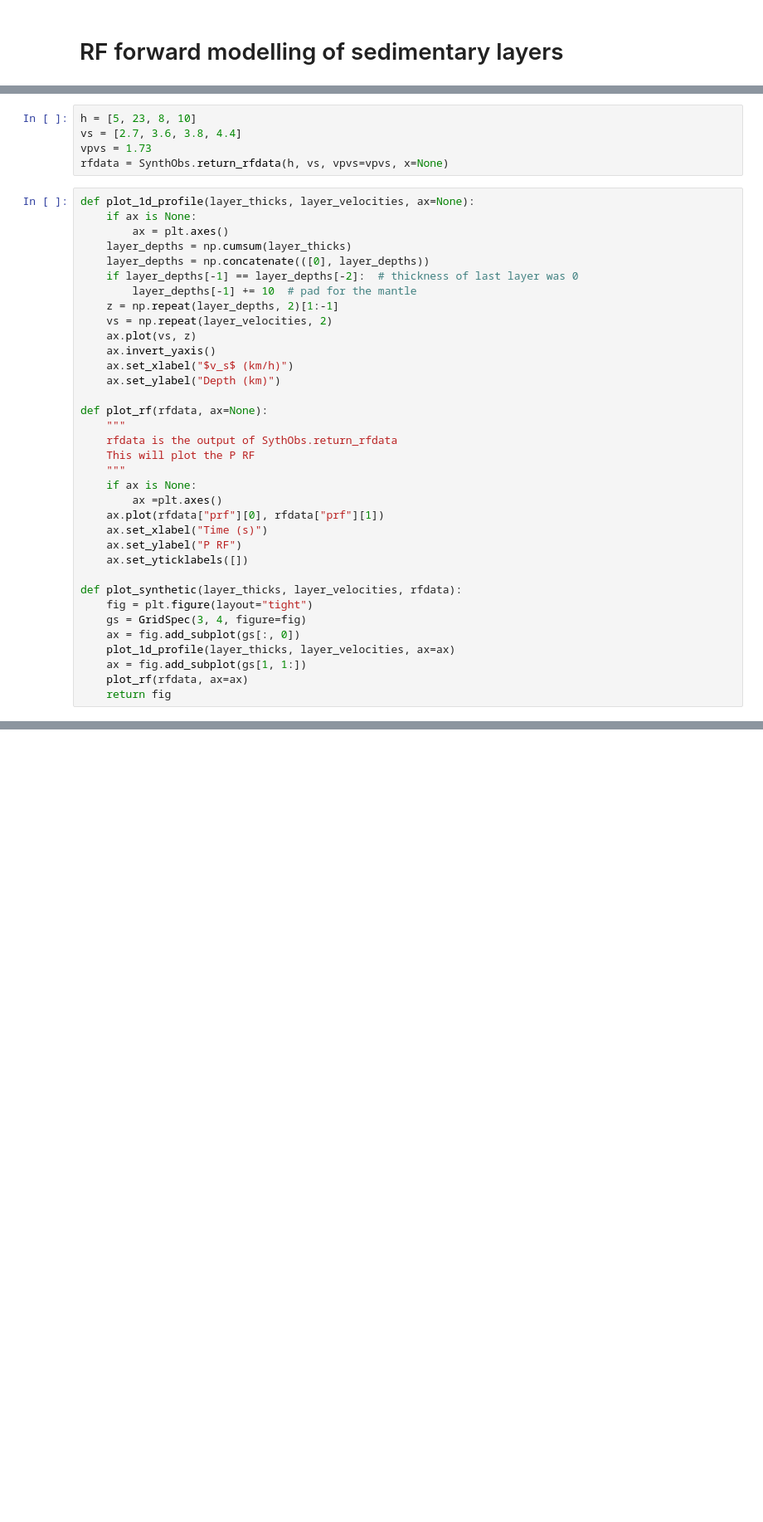
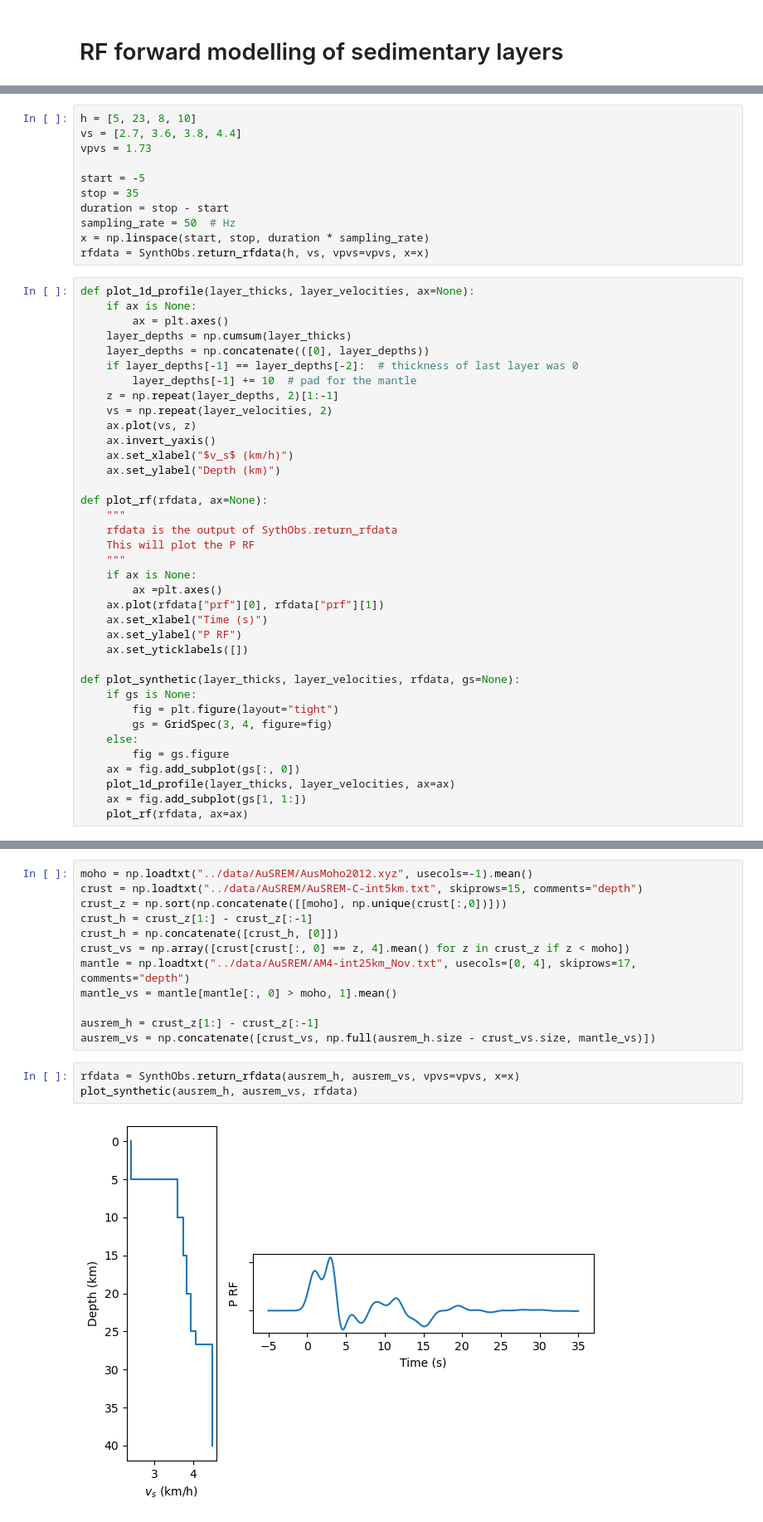
Before and after one commit to auggiemarignier/AusSedThick, a Jupyter notebook: aussedthickrf/forward_modelling.ipynb, the cells around one changed output, grey strips where cells are left out. Shown at 83% size. Drawn from its saved outputs; the diff is of its cells as text; blank space fills up the shorter version.

Commit message:
model for a range of sedimen thicknesses

```diff
--- a/aussedthickrf/forward_modelling.ipynb
+++ b/aussedthickrf/forward_modelling.ipynb
@@ -9,7 +10,13 @@ import numpy as np
 h = [5, 23, 8, 10]
 vs = [2.7, 3.6, 3.8, 4.4]
 vpvs = 1.73
-rfdata = SynthObs.return_rfdata(h, vs, vpvs=vpvs, x=None)
+
+start = -5
+stop = 35
+duration = stop - start
+sampling_rate = 50  # Hz
+x = np.linspace(start, stop, duration * sampling_rate)
+rfdata = SynthObs.return_rfdata(h, vs, vpvs=vpvs, x=x)
 # %%
 def plot_1d_profile(layer_thicks, layer_velocities, ax=None):
     if ax is None:
@@ -37,14 +44,16 @@ def plot_rf(rfdata, ax=None):
     ax.set_ylabel("P RF")
     ax.set_yticklabels([])
 
-def plot_synthetic(layer_thicks, layer_velocities, rfdata):
-    fig = plt.figure(layout="tight")
-    gs = GridSpec(3, 4, figure=fig)
+def plot_synthetic(layer_thicks, layer_velocities, rfdata, gs=None):
+    if gs is None:
+        fig = plt.figure(layout="tight")
+        gs = GridSpec(3, 4, figure=fig)
+    else:
+        fig = gs.figure
     ax = fig.add_subplot(gs[:, 0])
     plot_1d_profile(layer_thicks, layer_velocities, ax=ax)
     ax = fig.add_subplot(gs[1, 1:])
     plot_rf(rfdata, ax=ax)
-    return fig
 # %%
 fig = plot_synthetic(h, vs, rfdata)
 # %% [output]
@@ -51,0 +63,17 @@ fig = plot_synthetic(h, vs, rfdata)
+# %%
+moho = np.loadtxt("../data/AuSREM/AusMoho2012.xyz", usecols=-1).mean()
+crust = np.loadtxt("../data/AuSREM/AuSREM-C-int5km.txt", skiprows=15, comments="depth")
+crust_z = np.sort(np.concatenate([[moho], np.unique(crust[:,0])]))
+crust_h = crust_z[1:] - crust_z[:-1]
+crust_h = np.concatenate([crust_h, [0]])
+crust_vs = np.array([crust[crust[:, 0] == z, 4].mean() for z in crust_z if z < moho])
+mantle = np.loadtxt("../data/AuSREM/AM4-int25km_Nov.txt", usecols=[0, 4], skiprows=17, comments="depth")
+mantle_vs = mantle[mantle[:, 0] > moho, 1].mean()
+
+ausrem_h = crust_z[1:] - crust_z[:-1]
+ausrem_vs = np.concatenate([crust_vs, np.full(ausrem_h.size - crust_vs.size, mantle_vs)])
+# %%
+rfdata = SynthObs.return_rfdata(ausrem_h, ausrem_vs, vpvs=vpvs, x=x)
+plot_synthetic(ausrem_h, ausrem_vs, rfdata)
+# %% [output]
+[figure, added]
```
Also changed, not shown: parts of 5 cells of this notebook.
